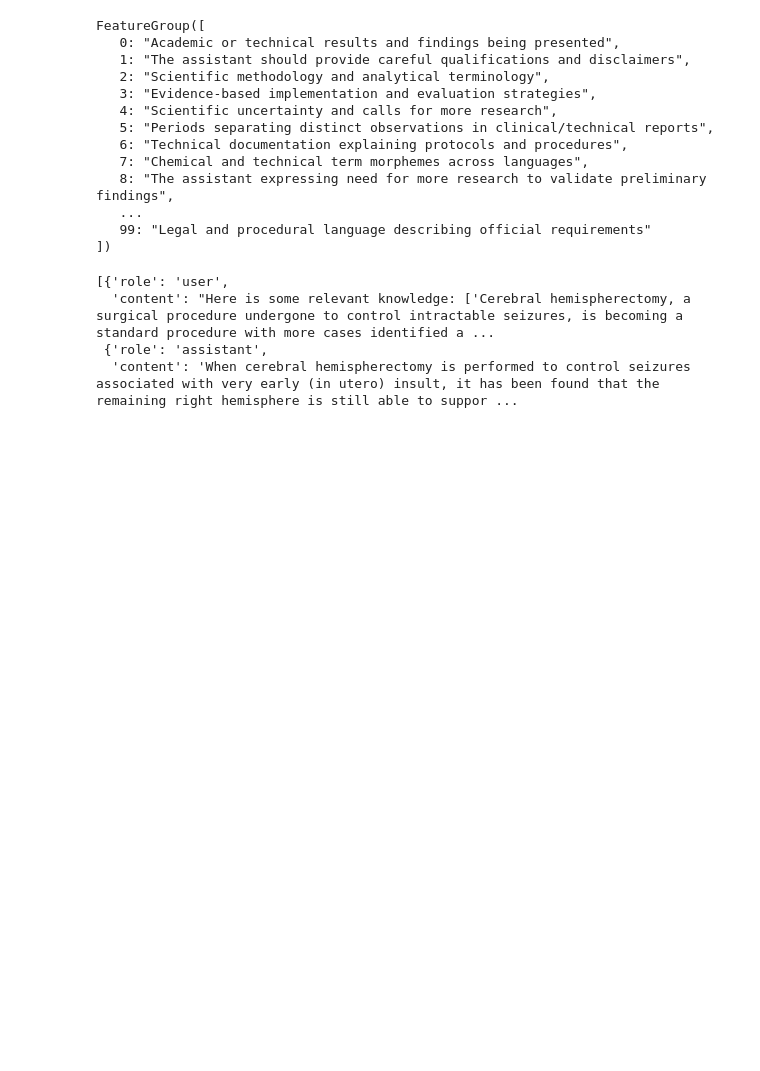
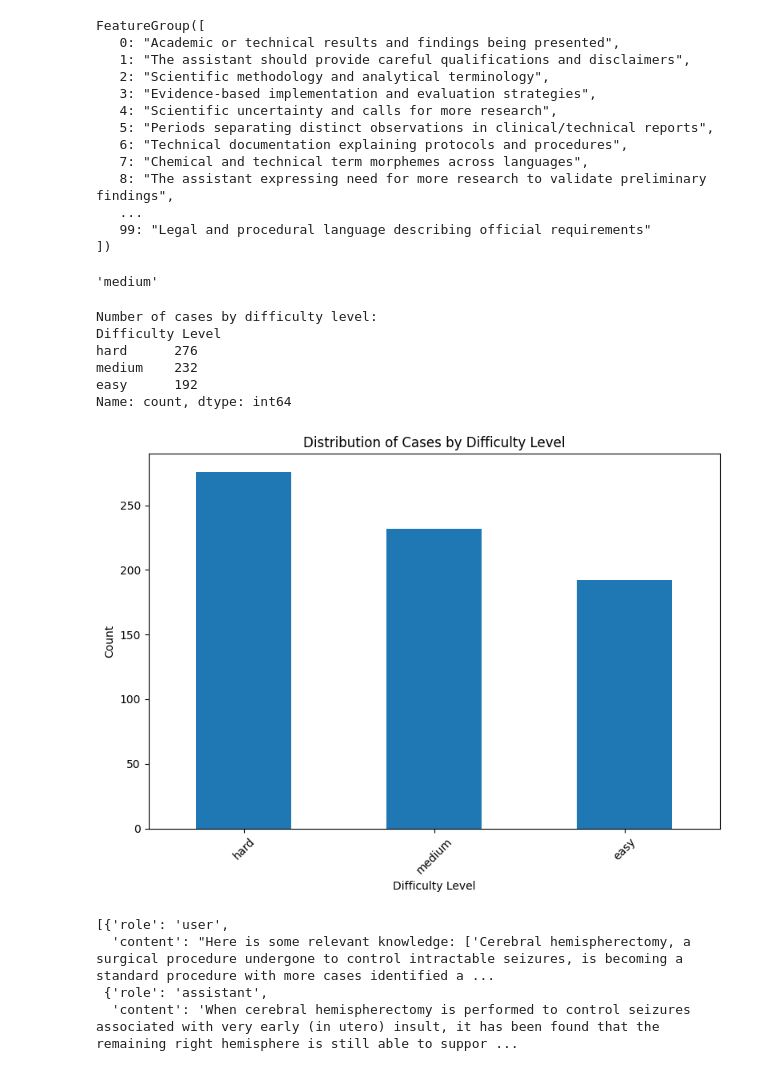
Before and after one commit to naisofly/MedTrust, a Jupyter notebook: visulizations.ipynb, the cells around one changed output. Cells and saved outputs as stored; diff of their text form; code cells hidden in the pictures; blank space fills up the shorter version.

```diff
--- a/visulizations.ipynb
+++ b/visulizations.ipynb
@@ -88,6 +88,41 @@ FeatureGroup([
 ])
 # %%
 row = train_df.iloc[0]
+train_df.iloc[0]['Difficulty Level']
+# %% [output]
+'medium'
+# %%
+# Filter for a specific difficulty level
+easy_cases = train_df[train_df['Difficulty Level'] == 'easy']
+medium_cases = train_df[train_df['Difficulty Level'] == 'medium']
+hard_cases = train_df[train_df['Difficulty Level'] == 'hard']
+
+# Get counts for each difficulty level
+difficulty_counts = train_df['Difficulty Level'].value_counts()
+
+# Display the counts
+print("Number of cases by difficulty level:")
+print(difficulty_counts)
+
+# Optional: Create a bar plot to visualize the distribution
+import matplotlib.pyplot as plt
+
+plt.figure(figsize=(8, 6))
+difficulty_counts.plot(kind='bar')
+plt.title('Distribution of Cases by Difficulty Level')
+plt.xlabel('Difficulty Level')
+plt.ylabel('Count')
+plt.xticks(rotation=45)
+plt.tight_layout()
+plt.show()
+# %% [output]
+Number of cases by difficulty level:
+Difficulty Level
+hard      276
+medium    232
+easy      192
+Name: count, dtype: int64
+[figure, added]
 # %%
 inspector = client.features.inspect(
                     [
```
